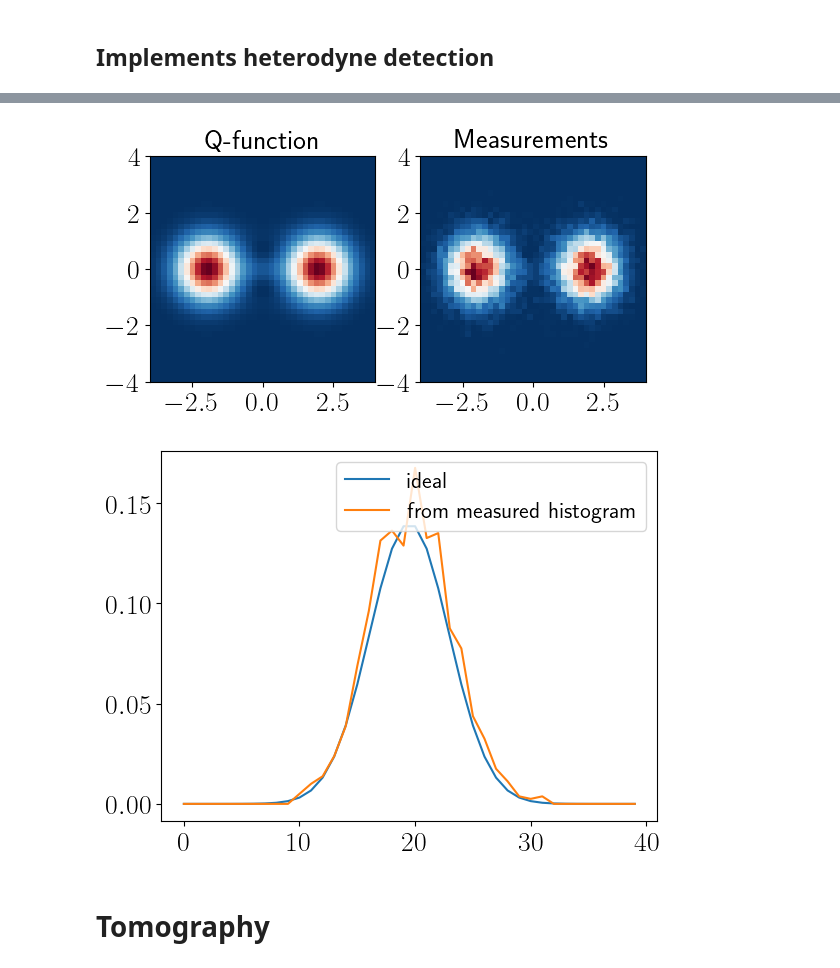
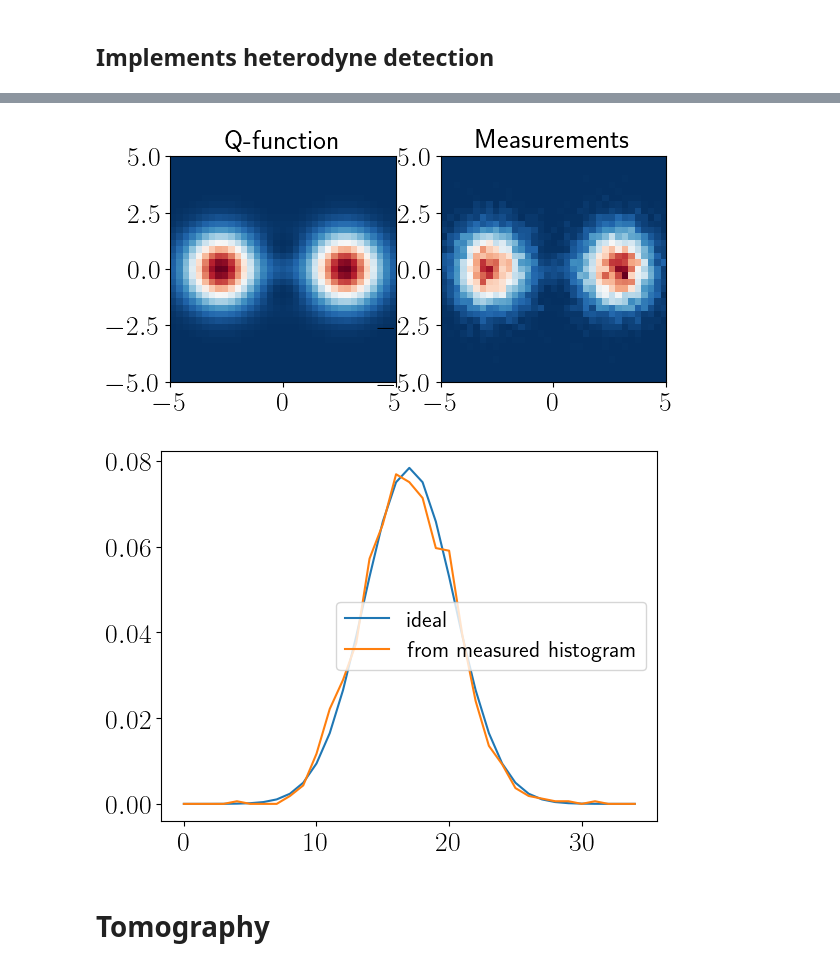
Before and after one commit to ingstra/qubitdyne, a Jupyter notebook: Digital heterodyne detection and CVX tomography.ipynb, the cells around one changed output, grey strips where cells are left out. Drawn from its saved outputs; the diff is of its cells as text; code cells hidden in the pictures.

Commit message:
fixed quadrature scaling and transpose for heterodyne

```diff
--- a/Digital heterodyne detection and CVX tomography.ipynb
+++ b/Digital heterodyne detection and CVX tomography.ipynb
@@ -81,7 +81,7 @@ gint
 # %% [markdown]
 Check needed Nmeas (number of qubit measurements per trajectory (in total, both X and Y))
 # %%
-vac = 5e-2 # finish when the cavity contains 95 % vacuum
+vac = 1e-2 # finish when the cavity contains 99 % vacuum
 
 def find_first_zero(func, tol=vac, max=1000000):
     for i in np.arange(max):
@@ -108,8 +105,9 @@ Neach = round(Ntrajs/2)
 # %%
 nsteps = np.linspace(0,Nmeas-1,Nmeas)
 
-weights =  np.sqrt(gamma*dt)*np.exp(-nsteps*(gint**2/2))
+weights =  np.sqrt(2*gamma*dt)*np.exp(-nsteps*(gint**2/2))
 
+# Number of measurements for each quadrature (X,Y)
 Neach = round(Nmeas/2)
 
 qbrotmat = [rotateXY(np.pi/2,0),rotateXY(np.pi/2,np.pi/2)] # # qb rotation applied prior to qb measurement. [rotate to X, rotate to Y]
@@ -146,7 +144,7 @@ def get_heterodyne_meas():
             # go back to g
             psi = qbfeedback * psi
 
-    return np.sum(results[0]*weights[::2]) + 1j * np.sum(results[1]*weights[1::2])
+    return np.sum(results[1]*weights[::2]) + 1j * np.sum(results[0]*weights[1::2])
 # %%
 # NOTE: do NOT use backend multiprocessing here, it doesn't deal with xrnd = np.random.rand(Nmeas) properly
 quadmeas = Parallel(n_jobs=-1, verbose=5, backend="loky")(delayed(get_heterodyne_meas)() for j in range(Ntrajs))
@@ -171,25 +169,23 @@ quadmeas = Parallel(n_jobs=-1, verbose=5, backend="loky")(delayed(get_heterodyne
 # %%
-Nbins=40
-k=4
+Nbins=35
+k=5
 
 xvec = np.linspace(-k,k,Nbins)
-Q_comp = qfunc(initial_cavity, xvec, xvec, g=2) # ideal Q-function
+Q_comp = qfunc(initial_cavity, xvec, xvec) # ideal Q-function
 
 real_meas = np.real(np.array(quadmeas))
 imag_meas = np.imag(np.array(quadmeas))
 
 hist, xedges, yedges = np.histogram2d(real_meas, imag_meas, Nbins,range=[[-k,k],[-k,k]],normed=True)
 
 fig, ax = plt.subplots(1,2)
 fig1 = ax[0].imshow(Q_comp,extent=[-k,k,-k,k], cmap=cm.RdBu_r)
 ax[0].set_title('Q-function')
-### TRANSPOSE
-hist = hist.T
 
 fig2=ax[1].imshow(hist, extent=[-k,k,-k,k], cmap=cm.RdBu_r)
 ax[1].set_title('Measurements');
 # %% [output]
-[figure, old version]
+[figure, new version]
 # %%
 # compare slice through Q-func
 k=8
@@ -197,7 +193,7 @@ plt.plot(Q_comp[:,k], label='ideal')
 plt.plot(hist[:,k], label='from measured histogram')
 plt.legend();
 # %% [output]
-[figure, old version]
+[figure, new version]
 # %% [markdown]
 # Tomography
 # %%
```
Also changed, not shown: parts of 9 cells of this notebook.
